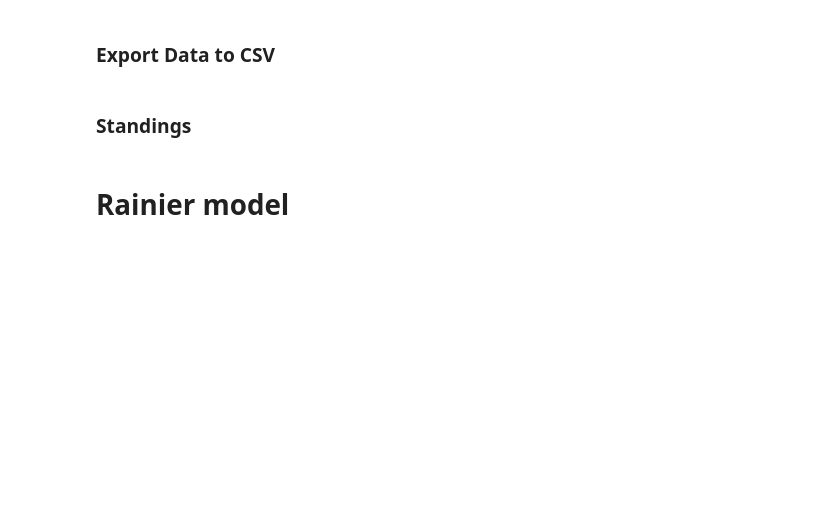
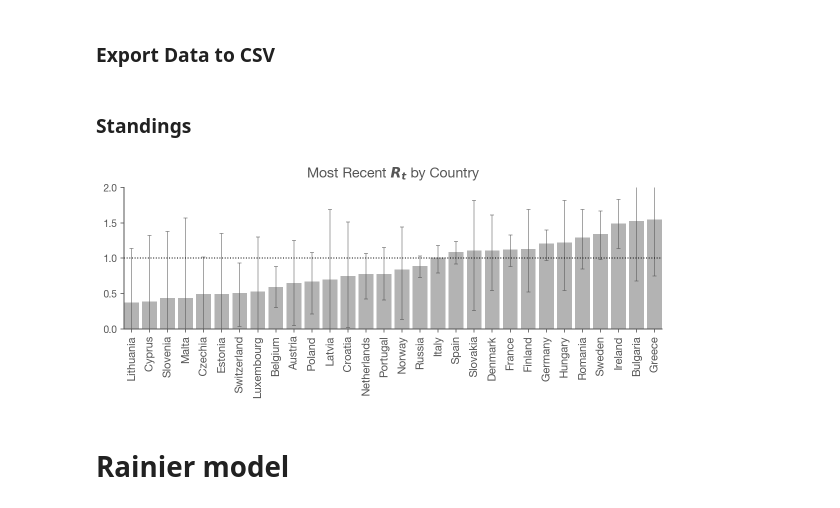
Before and after one commit to pmm-sumo/covid-19, a Jupyter notebook: Realtime R0.ipynb, the cells around one changed output. Cells and saved outputs as stored; diff of their text form; code cells hidden in the pictures; blank space fills up the shorter version.

```diff
--- a/Realtime R0.ipynb
+++ b/Realtime R0.ipynb
@@ -642,10 +691,10 @@ NONE_COLOR = [179/255,35/255,14/255]
 PARTIAL_COLOR = [.5,.5,.5]
 ERROR_BAR_COLOR = [.3,.3,.3]
 # %%
-filtered = final_results.index.get_level_values(0).isin(FILTERED_REGION_CODES)
-mr = final_results.loc[~filtered].groupby(level=0)[['ML', 'High_90', 'Low_90']].last()
+targets = final_results.index.get_level_values('country').isin(COUNTRIES_INCLUDED)
+mr = final_results.loc[targets].groupby(level=0)[['ML', 'High_90', 'Low_90']].last()
 
-def plot_standings(mr, figsize=None, title='Most Recent $R_t$ by State'):
+def plot_standings(mr, figsize=None, title='Most Recent $R_t$ by Country'):
     if not figsize:
         figsize = ((15.9/50)*len(mr)+.1,2.5)
 
@@ -653,45 +702,47 @@ def plot_standings(mr, figsize=None, title='Most Recent $R_t$ by State'):
 
     ax.set_title(title)
     err = mr[['Low_90', 'High_90']].sub(mr['ML'], axis=0).abs()
     bars = ax.bar(mr.index,
                   mr['ML'],
                   width=.825,
                   color=FULL_COLOR,
                   ecolor=ERROR_BAR_COLOR,
                   capsize=2,
                   error_kw={'alpha':.5, 'lw':1},
                   yerr=err.values.T)
 
     for bar, country_name in zip(bars, mr.index):
         if country_name in no_lockdown:
             bar.set_color(NONE_COLOR)
         if country_name in partial_lockdown:
             bar.set_color(PARTIAL_COLOR)
 
     labels = mr.index.to_series().replace({'District of Columbia':'DC'})
     ax.set_xticklabels(labels, rotation=90, fontsize=11)
     ax.margins(0)
     ax.set_ylim(0,2.)
     ax.axhline(1.0, linestyle=':', color='k', lw=1)
 
-    leg = ax.legend(handles=[
-                        Patch(label='Full', color=FULL_COLOR),
-                        Patch(label='Partial', color=PARTIAL_COLOR),
-                        Patch(label='None', color=NONE_COLOR)
-                    ],
-                    title='Lockdown',
-                    ncol=3,
-                    loc='upper left',
-                    columnspacing=.75,
-                    handletextpad=.5,
-                    handlelength=1)
+#     leg = ax.legend(handles=[
+#                         Patch(label='Full', color=FULL_COLOR),
+#                         Patch(label='Partial', color=PARTIAL_COLOR),
+#                         Patch(label='None', color=NONE_COLOR)
+#                     ],
+#                     title='Lockdown',
+#                     ncol=3,
+#                     loc='upper left',
+#                     columnspacing=.75,
+#                     handletextpad=.5,
+#                     handlelength=1)
 
-    leg._legend_box.align = "left"
+#     leg._legend_box.align = "left"
     fig.set_facecolor('w')
     return fig, ax
 
 mr.sort_values('ML', inplace=True)
 plot_standings(mr);
+# %% [output]
+[figure, added]
 # %%
 mr.sort_values('High_90', inplace=True)
 plot_standings(mr);
```
Also changed, not shown: parts of 21 cells of this notebook.
